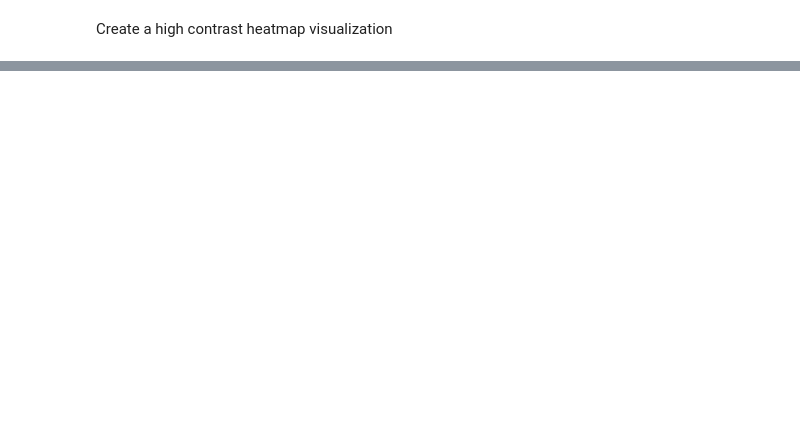
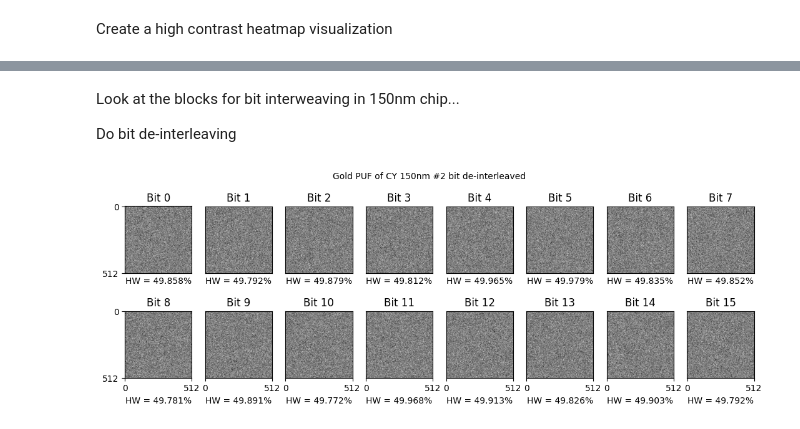
Before and after one commit to ihalseide/sram-fingerprint, a Jupyter notebook: analysis/izak_notebook.ipynb, the cells around one changed output, grey strips where cells are left out. Cells and saved outputs as stored; diff of their text form; code cells hidden in the pictures; blank space fills up the shorter version.

```diff
--- a/analysis/izak_notebook.ipynb
+++ b/analysis/izak_notebook.ipynb
@@ -2357,0 +2373,50 @@ for i, label_and_file_path in enumerate(label_and_paths):
+# %% [markdown]
+Look at the blocks for bit interweaving in 150nm chip...
+
+Do bit de-interleaving
+# %%
+import numpy as np
+import math
+
+puf = np.load(r"C:\Users\ihals\OneDrive - Colostate\RAM_Lab\Senior_Design\Data\CY5-150nm-2\50_captures_15_second_delay.txt-results\Gold-PUF.npy")
+block_img_size = int(math.sqrt(NUM_WORDS))
+blocks = np.empty((BITS_PER_WORD, NUM_WORDS))
+
+for i in range(NUM_WORDS):
+    word = puf[i]
+    for j in range(BITS_PER_WORD):
+        b = 1 & (word >> j)
+        assert(b == 0 or b == 1)
+        blocks[j, i] = b
+# %%
+import matplotlib.pyplot as plt
+
+fig = plt.figure()
+fig.set_figwidth(6.5 *2)
+fig.set_figheight(2 *2)
+
+fig.text(0.5, 0.95, "Gold PUF of CY 150nm #2 bit de-interleaved", ha="center")
+
+# slice = 128
+slice = block_img_size
+# slice = 64
+
+for i in range(BITS_PER_WORD):
+    block_img = blocks[i].reshape((block_img_size, block_img_size))[:slice,:slice]
+    hamming_weight = 100 * np.sum(block_img) / (slice * slice)
+    fig.add_subplot(2, 8, i + 1)
+    plt.imshow(block_img, cmap="gray", interpolation="bilinear")
+    ax = plt.gca()
+    ax.set_xlabel(f"HW = {hamming_weight:0.3f}%")
+    ax.set_title(f"Bit {i}")
+    if i > 7:
+        ax.set_xticks([0, slice])
+    else:
+        ax.set_xticks([])
+
+    if i == 0 or i == 8:
+        ax.set_yticks([0, slice])
+    else:
+        ax.set_yticks([])
+# %% [output]
+[figure, added]
```
Also changed, not shown: parts of 48 cells of this notebook.
